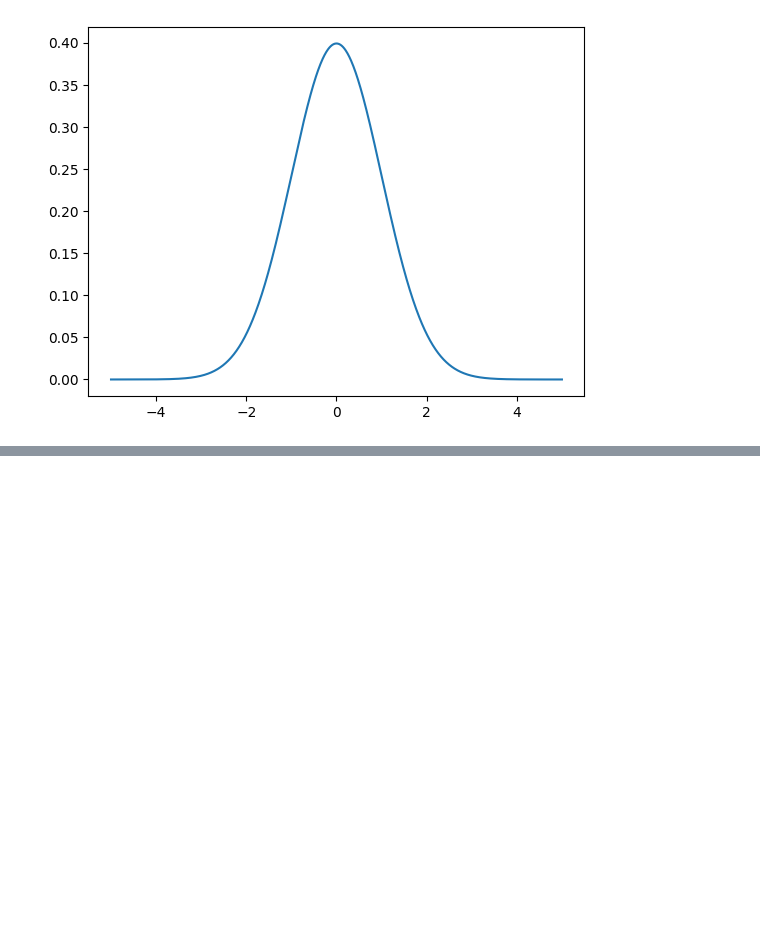
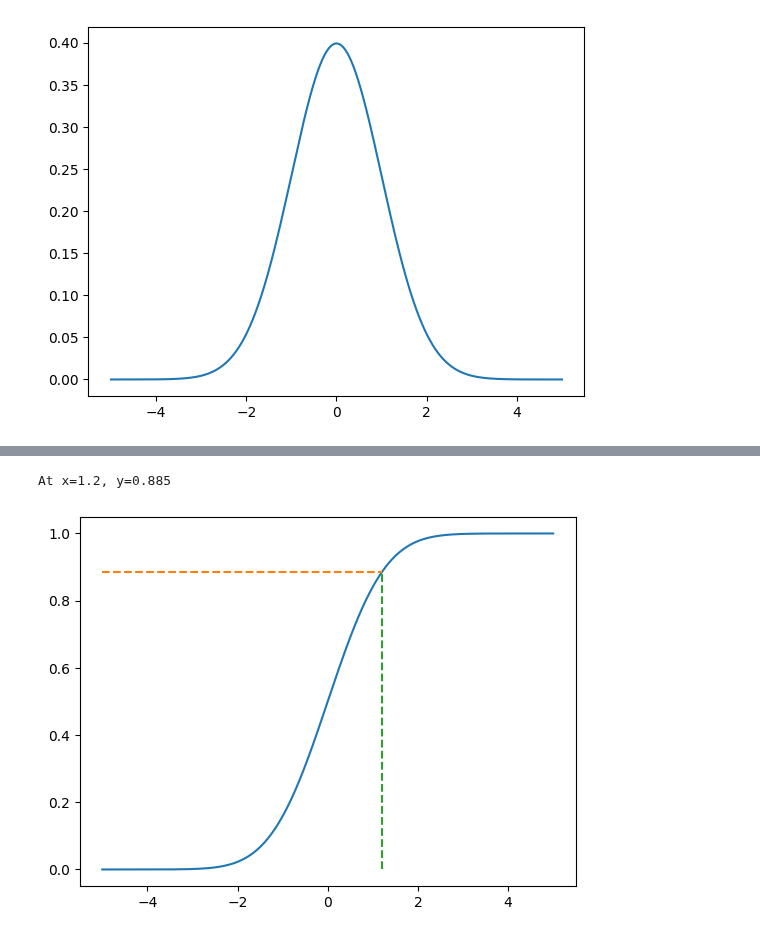
Before and after one commit to ranjan2829/Quant, a Jupyter notebook: Intro_Quant_Finance.ipynb, the cells around one changed output, grey strips where cells are left out. Saved outputs shown, nothing was run; the diff lists cells and outputs as text; code cells hidden in the pictures; blank space fills up the shorter version.

```diff
--- a/Intro_Quant_Finance.ipynb
+++ b/Intro_Quant_Finance.ipynb
@@ -124,0 +192,11 @@ plt.plot(x, y, "-");
+# %%
+x_0 = 1.2
+y_0 = distribution.cdf(x_0)
+
+plt.plot(x, y_cdf)
+plt.plot([x[0], x_0], [y_0, y_0], '--')
+plt.plot([x_0, x_0], [0, y_0], '--')
+print("At x={0}, y={1:.3f}".format(x_0, y_0))
+# %% [output]
+At x=1.2, y=0.885
+[figure, added]
```
Also changed, not shown: parts of 10 cells of this notebook.
